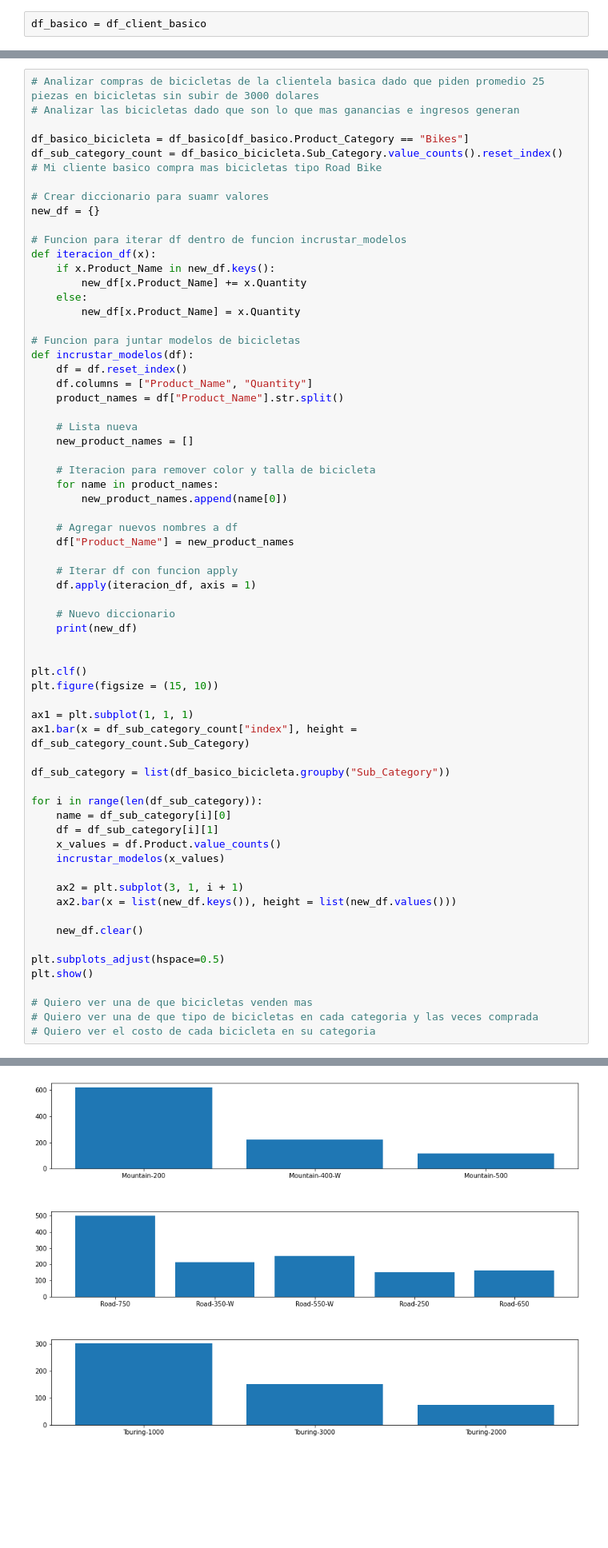
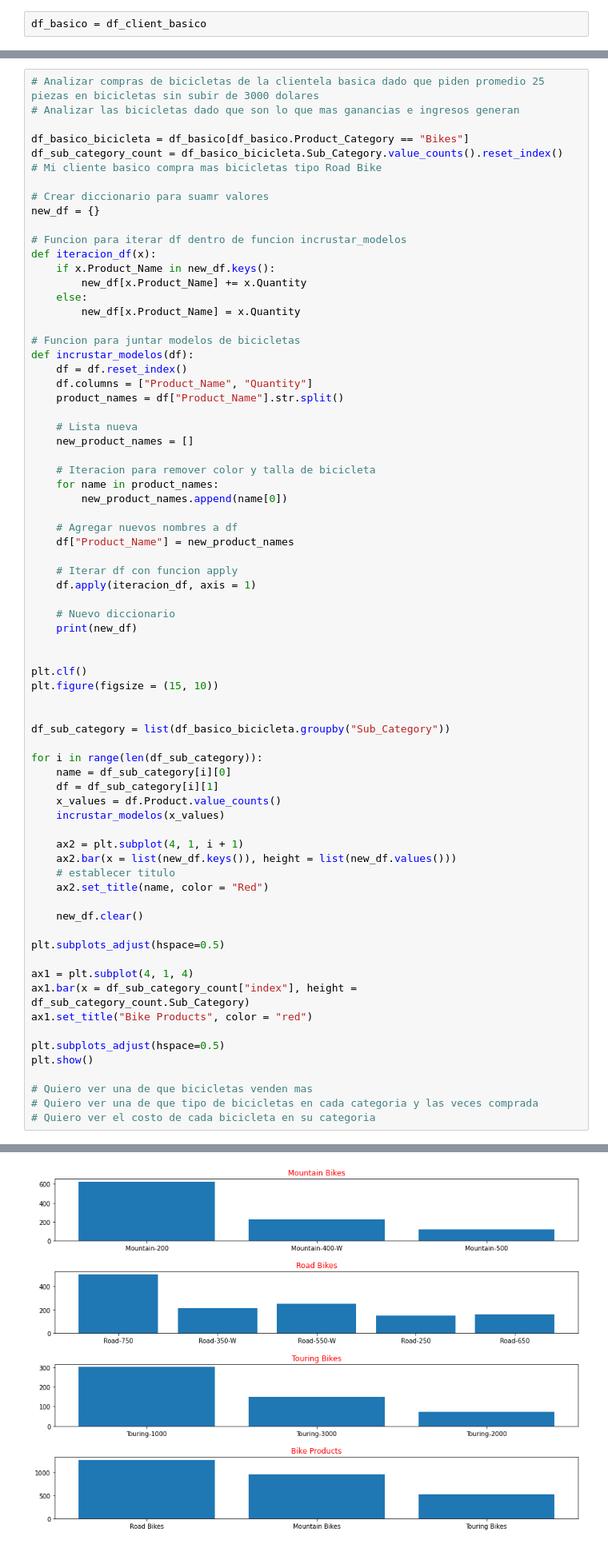
Before and after one commit to juanm05/UK-Bike-Store, a Jupyter notebook: main.ipynb, the cells around one changed output, grey strips where cells are left out. Shown at 80% size. Drawn from its saved outputs; the diff is of its cells as text; blank space fills up the shorter version.

Commit message:
Bike Segmentation

```diff
--- a/main.ipynb
+++ b/main.ipynb
@@ -592,34 +590,40 @@ def incrustar_modelos(df):
     print(new_df)
 
 
 plt.clf()
 plt.figure(figsize = (15, 10))
 
-ax1 = plt.subplot(1, 1, 1)
-ax1.bar(x = df_sub_category_count["index"], height = df_sub_category_count.Sub_Category)
 
 df_sub_category = list(df_basico_bicicleta.groupby("Sub_Category"))
 
 for i in range(len(df_sub_category)):
     name = df_sub_category[i][0]
     df = df_sub_category[i][1]
     x_values = df.Product.value_counts()
     incrustar_modelos(x_values)
 
-    ax2 = plt.subplot(3, 1, i + 1)
+    ax2 = plt.subplot(4, 1, i + 1)
     ax2.bar(x = list(new_df.keys()), height = list(new_df.values()))
+    # establecer titulo
+    ax2.set_title(name, color = "Red")
 
     new_df.clear()
+
+plt.subplots_adjust(hspace=0.5)
+
+ax1 = plt.subplot(4, 1, 4)
+ax1.bar(x = df_sub_category_count["index"], height = df_sub_category_count.Sub_Category)
+ax1.set_title("Bike Products", color = "red")
 
 plt.subplots_adjust(hspace=0.5)
 plt.show()
 
 # Quiero ver una de que bicicletas venden mas
 # Quiero ver una de que tipo de bicicletas en cada categoria y las veces comprada
 # Quiero ver el costo de cada bicicleta en su categoria
 # %% [output]
 {'Mountain-200': 623, 'Mountain-400-W': 224, 'Mountain-500': 118}
 {'Road-750': 502, 'Road-350-W': 215, 'Road-550-W': 250, 'Road-250': 152, 'Road-650': 164}
 {'Touring-1000': 301, 'Touring-3000': 150, 'Touring-2000': 73}
 <Figure size 432x288 with 0 Axes>
-[figure, old version]
+[figure, new version]
```
Also changed, not shown: parts of 9 cells of this notebook, 1 other file.
